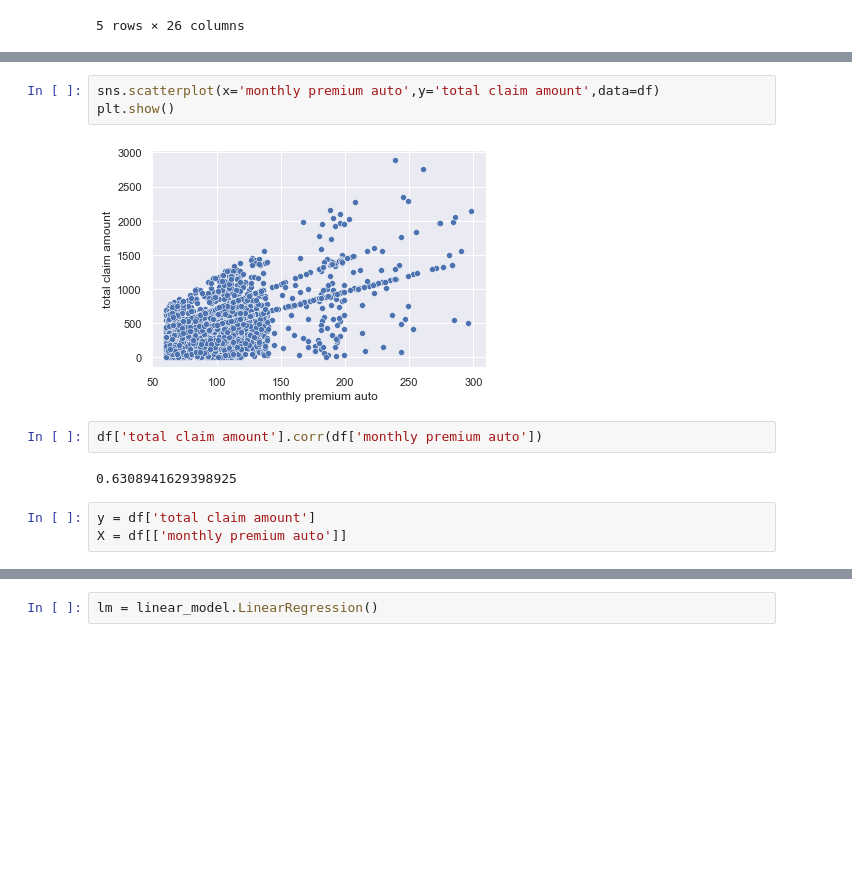
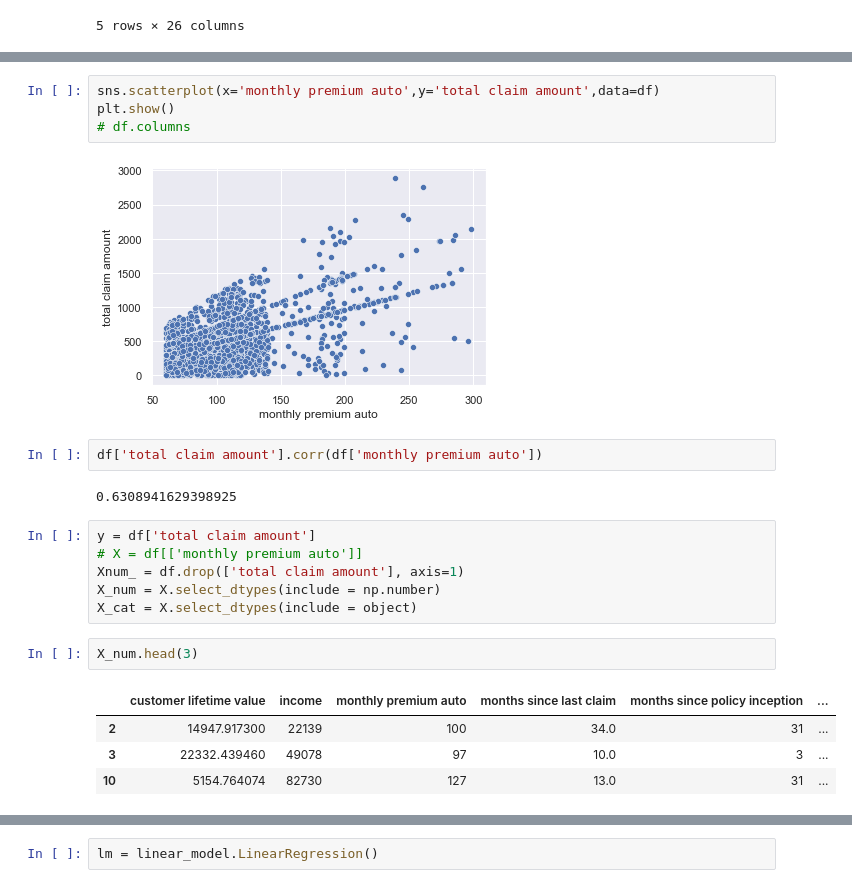
Before and after one commit to Jesus-Almansa/lab-customer-analysis-round-2, a Jupyter notebook: files_for_lab/csv_files/customer_analysis_round5.ipynb, the cells around one changed output, grey strips where cells are left out. Cells and saved outputs as stored; diff of their text form; blank space fills up the shorter version.

```diff
--- a/files_for_lab/csv_files/customer_analysis_round5.ipynb
+++ b/files_for_lab/csv_files/customer_analysis_round5.ipynb
@@ -257,6 +293,7 @@ df.head()
 # %%
 sns.scatterplot(x='monthly premium auto',y='total claim amount',data=df)
 plt.show()
+# df.columns
 # %% [output]
 [figure]
 # %%
@@ -265,5 +302,15 @@ df['total claim amount'].corr(df['monthly premium auto'])
 0.6308941629398925
 # %%
 y = df['total claim amount']
-X = df[['monthly premium auto']]
+# X = df[['monthly premium auto']]
+Xnum_ = df.drop(['total claim amount'], axis=1)
+X_num = X.select_dtypes(include = np.number)
+X_cat = X.select_dtypes(include = object)
+# %%
+X_num.head(3)
+# %% [output]
+|  | customer lifetime value | income | monthly premium auto | months since last claim | months since policy inception | ... |
+| 2 | 14947.917300 | 22139 | 100 | 34.0 | 31 | ... |
+| 3 | 22332.439460 | 49078 | 97 | 10.0 | 3 | ... |
+| 10 | 5154.764074 | 82730 | 127 | 13.0 | 31 | ... |
 # %%
```
Also changed, not shown: parts of 15 cells of this notebook.
